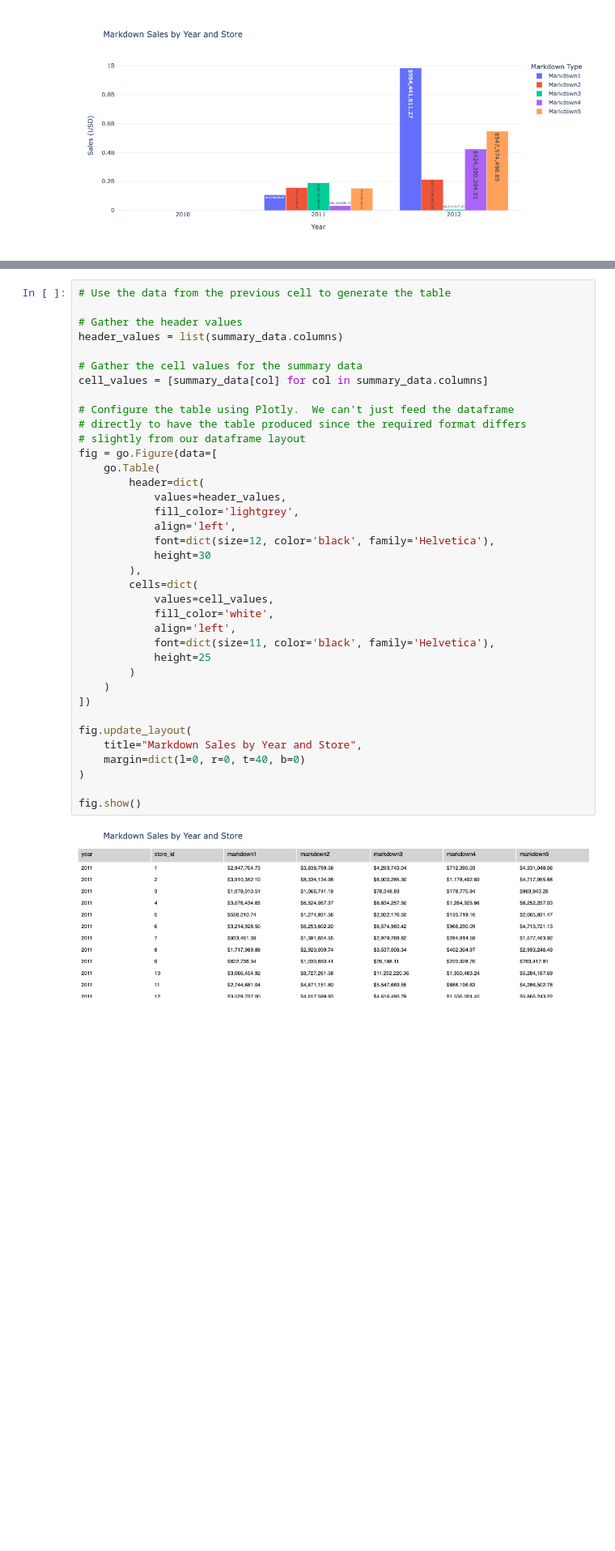
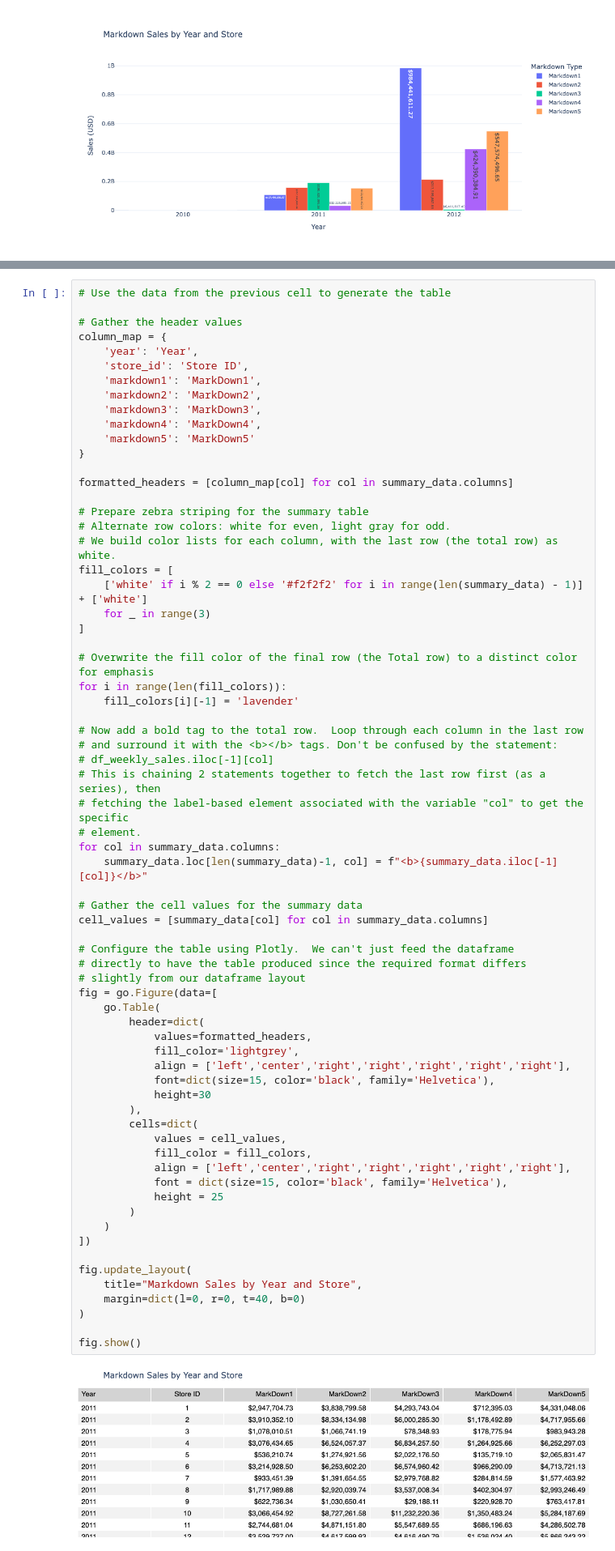
Before and after one commit to kindlerl/retail-sales-data-pipeline, a Jupyter notebook: Report_5_Markdown_Sales_by_Year_and_Store.ipynb, the cells around one changed output, grey strips where cells are left out. Shown at 81% size. Drawn from its saved outputs; the diff is of its cells as text; blank space fills up the shorter version.

```diff
--- a/Report_5_Markdown_Sales_by_Year_and_Store.ipynb
+++ b/Report_5_Markdown_Sales_by_Year_and_Store.ipynb
@@ -246,42 +222,73 @@ pandas only supports SQLAlchemy connectable (engine/connection) or database stri
 # %%
 # Use the data from the previous cell to generate the table
 
 # Gather the header values
-header_values = list(summary_data.columns)
+column_map = {
+    'year': 'Year',
+    'store_id': 'Store ID',
+    'markdown1': 'MarkDown1',
+    'markdown2': 'MarkDown2',
+    'markdown3': 'MarkDown3',
+    'markdown4': 'MarkDown4',
+    'markdown5': 'MarkDown5'
+}
+
+formatted_headers = [column_map[col] for col in summary_data.columns]
+
+# Prepare zebra striping for the summary table
+# Alternate row colors: white for even, light gray for odd.
+# We build color lists for each column, with the last row (the total row) as white.
+fill_colors = [
+    ['white' if i % 2 == 0 else '#f2f2f2' for i in range(len(summary_data) - 1)] + ['white']
+    for _ in range(3)
+]
+
+# Overwrite the fill color of the final row (the Total row) to a distinct color for emphasis
+for i in range(len(fill_colors)):
+    fill_colors[i][-1] = 'lavender'
+
+# Now add a bold tag to the total row.  Loop through each column in the last row
+# and surround it with the <b></b> tags. Don't be confused by the statement:
+# df_weekly_sales.iloc[-1][col]
+# This is chaining 2 statements together to fetch the last row first (as a series), then
+# fetching the label-based element associated with the variable "col" to get the specific
+# element.
+for col in summary_data.columns:
+    summary_data.loc[len(summary_data)-1, col] = f"<b>{summary_data.iloc[-1][col]}</b>"
 
 # Gather the cell values for the summary data
 cell_values = [summary_data[col] for col in summary_data.columns]
 
 # Configure the table using Plotly.  We can't just feed the dataframe
 # directly to have the table produced since the required format differs
 # slightly from our dataframe layout
 fig = go.Figure(data=[
     go.Table(
         header=dict(
-            values=header_values,
+            values=formatted_headers,
             fill_color='lightgrey',
-            align='left',
-            font=dict(size=12, color='black', family='Helvetica'),
+            align = ['left','center','right','right','right','right','right'],
+            font=dict(size=15, color='black', family='Helvetica'),
             height=30
         ),
         cells=dict(
-            values=cell_values,
-            fill_color='white',
-            align='left',
-            font=dict(size=11, color='black', family='Helvetica'),
-            height=25
+            values = cell_values,
+            fill_color = fill_colors,
+            align = ['left','center','right','right','right','right','right'],
+            font = dict(size=15, color='black', family='Helvetica'),
+            height = 25
         )
     )
 ])
 
 fig.update_layout(
     title="Markdown Sales by Year and Store",
     margin=dict(l=0, r=0, t=40, b=0)
 )
 
 fig.show()
 # %% [output]
-[figure, old version]
+[figure, new version]
 # %%
 # Let's combine the graph and the summary table into single dashboard-type of presentation
 # Given the width of the summary table, let's stack the renderings for clarity in viewing.
```
Also changed, not shown: parts of 3 cells of this notebook, 3 other files.
